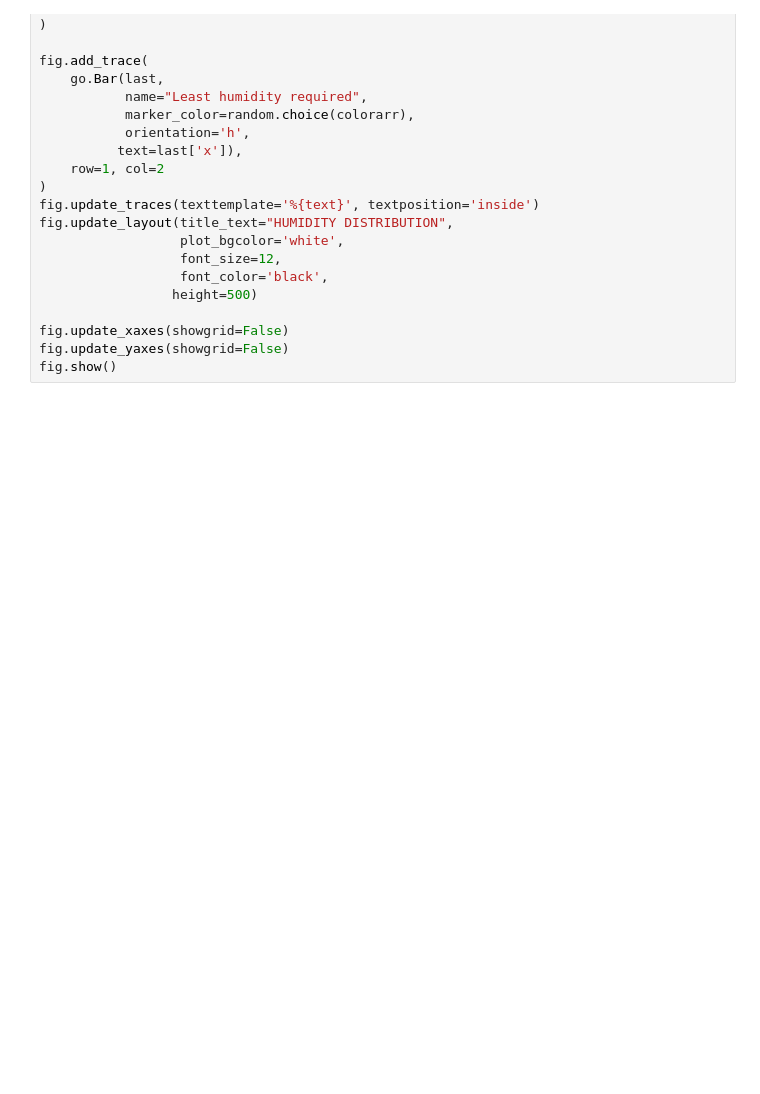
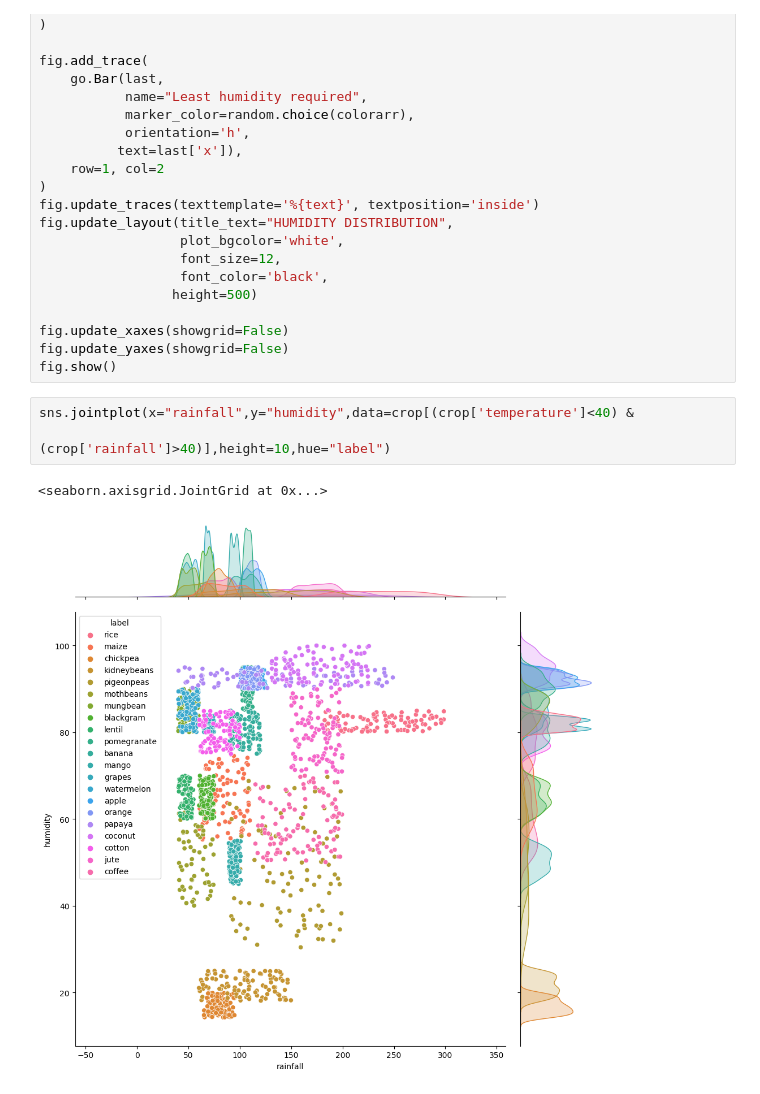
Before and after one commit to Winfry/RecommendationSystem, a Jupyter notebook: Recommendation.ipynb, the cells around one changed output. Cells and saved outputs as stored; diff of their text form; blank space fills up the shorter version.

```diff
--- a/Recommendation.ipynb
+++ b/Recommendation.ipynb
@@ -271,3 +271,9 @@ fig.update_layout(title_text="HUMIDITY DISTRIBUTION",
 fig.update_xaxes(showgrid=False)
 fig.update_yaxes(showgrid=False)
 fig.show()
+# %%
+sns.jointplot(x="rainfall",y="humidity",data=crop[(crop['temperature']<40) &
+                                                  (crop['rainfall']>40)],height=10,hue="label")
+# %% [output]
+<seaborn.axisgrid.JointGrid at 0x...>
+[figure, added]
```
Also changed, not shown: parts of 1 cell of this notebook.
